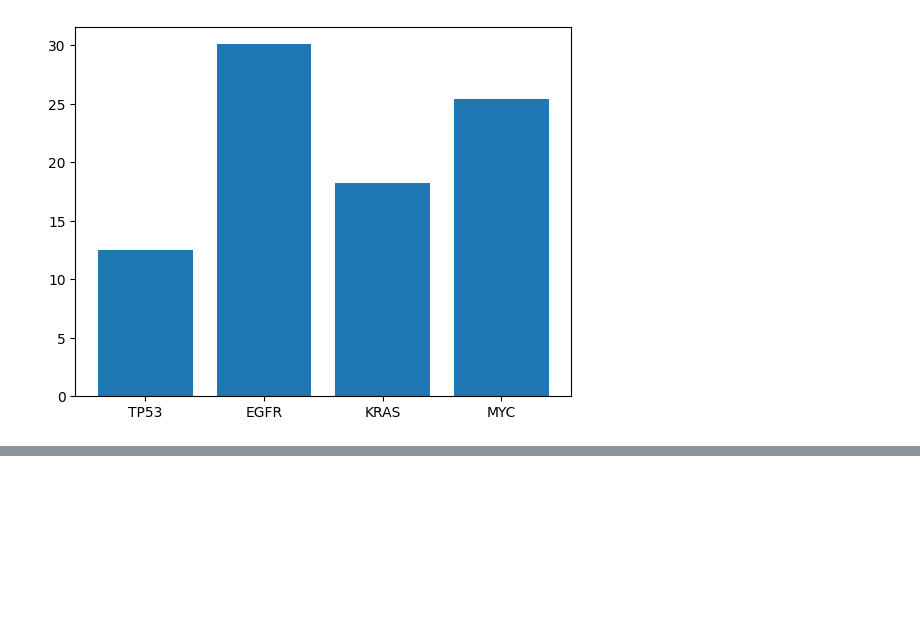
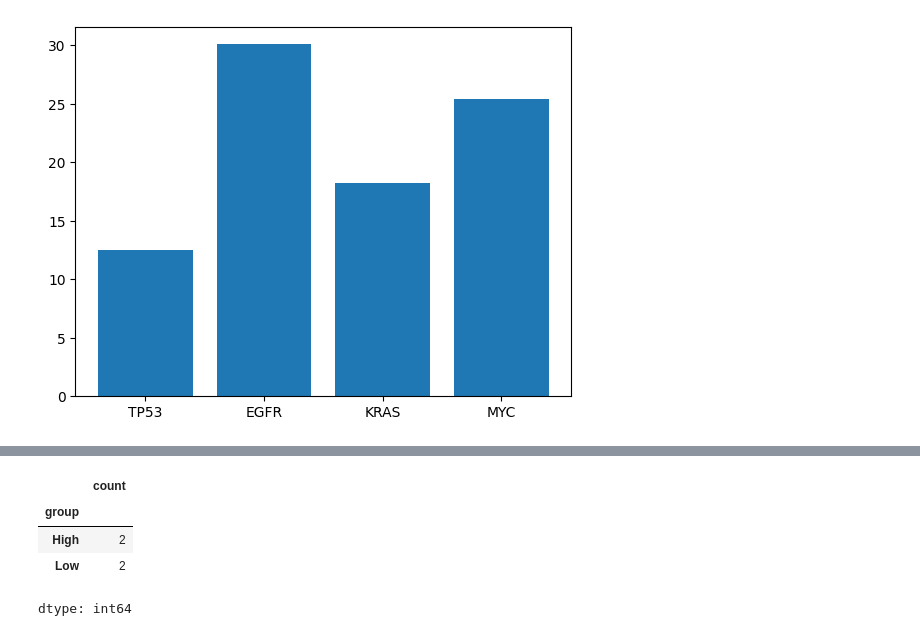
Before and after one commit to medistlabo/TCGA_Practice, a Jupyter notebook: tcga_practice_day3.ipynb, the cells around one changed output, grey strips where cells are left out. Saved outputs shown, nothing was run; the diff lists cells and outputs as text; code cells hidden in the pictures; blank space fills up the shorter version.

```diff
--- a/tcga_practice_day3.ipynb
+++ b/tcga_practice_day3.ipynb
@@ -58,0 +82,8 @@ plt.show()
+# %%
+df["group"].value_counts()
+# %% [output]
+|  | count |
+| group |  |
+| High | 2 |
+| Low | 2 |
+dtype: int64
```
Also changed, not shown: parts of 4 cells of this notebook.
